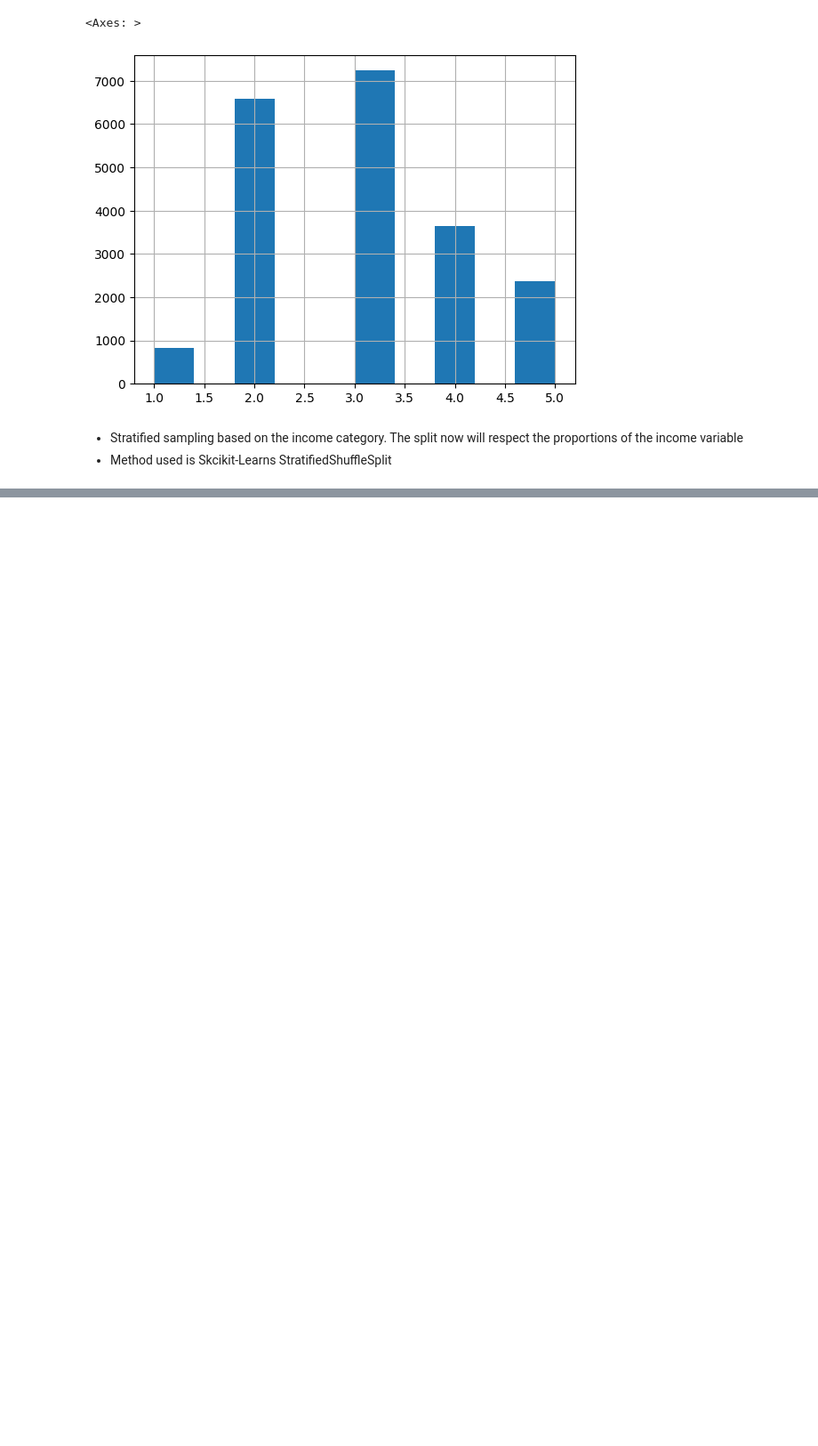
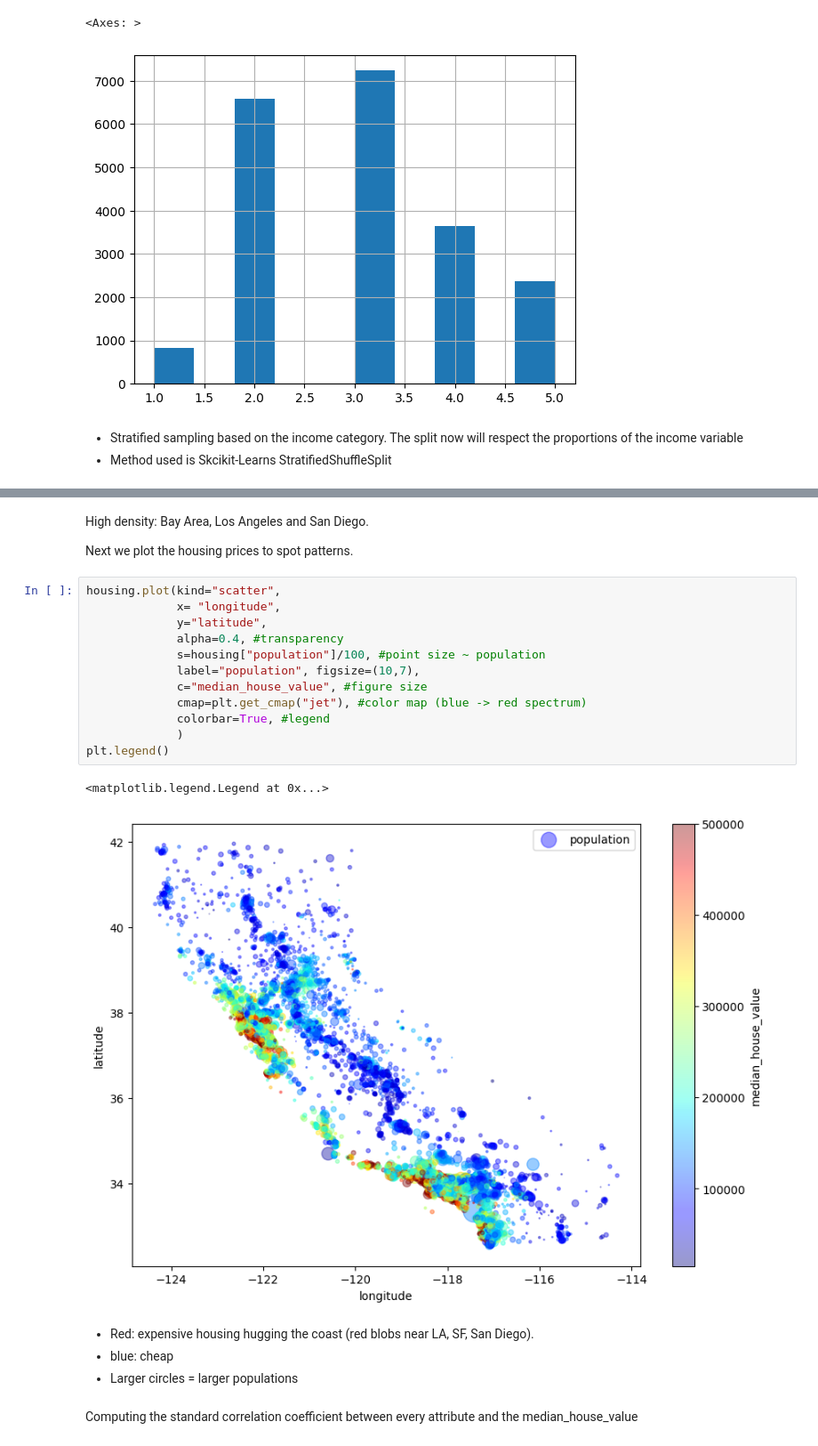
Before and after one commit to gaby-byb/california-housing-prediction, a Jupyter notebook: eda.ipynb, the cells around one changed output, grey strips where cells are left out. Shown at 89% size. Drawn from its saved outputs; the diff is of its cells as text; blank space fills up the shorter version.

```diff
--- a/eda.ipynb
+++ b/eda.ipynb
@@ -118,0 +150,25 @@ housing["income_cat"].hist()
+# %% [markdown]
+High density: Bay Area, Los Angeles and San Diego.
+
+Next we plot the housing prices to spot patterns.
+# %%
+housing.plot(kind="scatter",
+             x= "longitude",
+             y="latitude",
+             alpha=0.4, #transparency
+             s=housing["population"]/100, #point size ~ population
+             label="population", figsize=(10,7),
+             c="median_house_value", #figure size
+             cmap=plt.get_cmap("jet"), #color map (blue -> red spectrum)
+             colorbar=True, #legend
+             )
+plt.legend()
+# %% [output]
+<matplotlib.legend.Legend at 0x...>
+[figure, added]
+# %% [markdown]
+* Red: expensive housing hugging the coast (red blobs near LA, SF, San Diego).
+* blue: cheap
+* Larger circles = larger populations
+# %% [markdown]
+Computing the standard correlation coefficient between every attribute and the median_house_value
```
Also changed, not shown: parts of 10 cells of this notebook, 1 other file.
